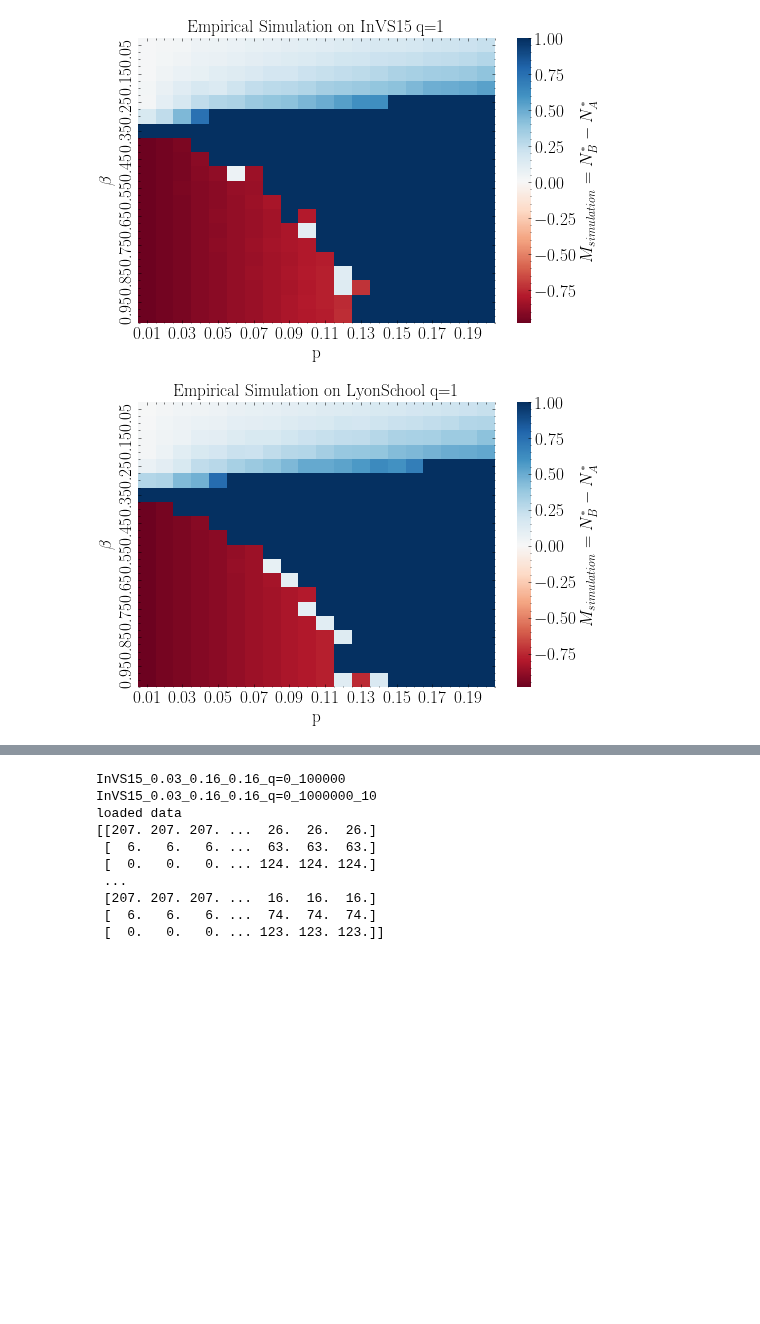
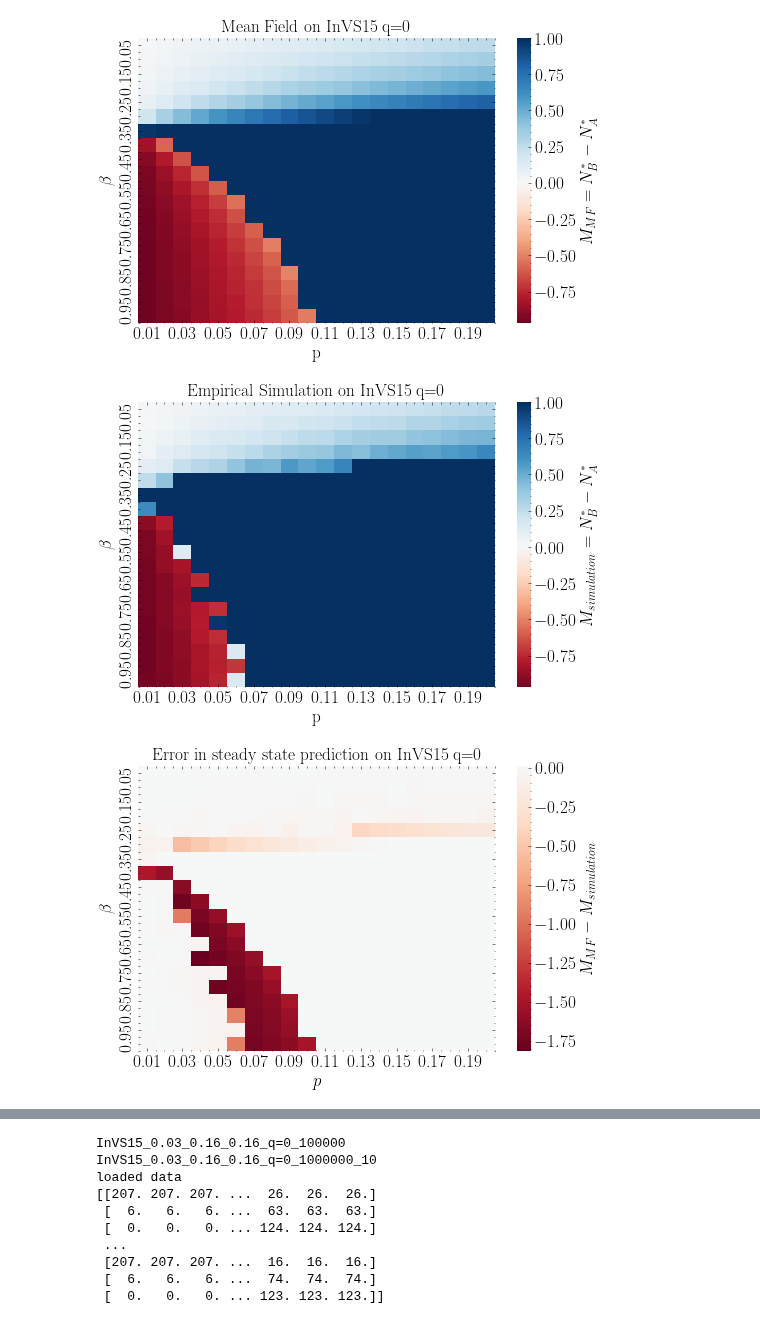
Before and after one commit to tomcjackc/higher-order-social-dynamics, a Jupyter notebook: comparisons/Plotting Heatmaps and MF simulations Version 2.ipynb, the cells around one changed output, grey strips where cells are left out. Drawn from its saved outputs; the diff is of its cells as text; code cells hidden in the pictures; blank space fills up the shorter version.

```diff
--- a/comparisons/Plotting Heatmaps and MF simulations Version 2.ipynb
+++ b/comparisons/Plotting Heatmaps and MF simulations Version 2.ipynb
@@ -23,59 +23,60 @@ mpl.style.use('report_style.mplstyle')
 ps = np.linspace(0.01, 0.2, 20)
 betas = np.linspace(0.05, 1, 20)
 run_length = 10**5
-qs = [1]
+qs = [0,1]
 ensemble_size=10
-social_structures = ['InVS15', 'LyonSchool']#, 'SFHH', 'Thiers13']
+social_structures = ['InVS15']#, 'LyonSchool']#, 'SFHH', 'Thiers13']
 # %%
 for social_structure in social_structures:
 
     for q in qs:
 
-#         fname_A = f'heatmap_int_A_res_{len(betas)}x{len(ps)}_{social_structure}_q={q}_{run_length}'
-#         data_A = pd.read_csv(f'../mean-field_studies/preacher/numerical_integration/finished_outputs/{fname_A}.csv', index_col=0)
+        fname_A = f'heatmap_int_A_res_{len(betas)}x{len(ps)}_{social_structure}_q={q}_{run_length}'
+        data_A = pd.read_csv(f'../mean-field_studies/preacher/numerical_integration/finished_outputs/{fname_A}.csv', index_col=0)
 
-#         fname_B = f'heatmap_int_B_res_{len(betas)}x{len(ps)}_{social_structure}_q={q}_{run_length}'
-#         data_B = pd.read_csv(f'../mean-field_studies/preacher/numerical_integration/finished_outputs/{fname_B}.csv', index_col=0)
+        fname_B = f'heatmap_int_B_res_{len(betas)}x{len(ps)}_{social_structure}_q={q}_{run_length}'
+        data_B = pd.read_csv(f'../mean-field_studies/preacher/numerical_integration/finished_outputs/{fname_B}.csv', index_col=0)
 
         fname_A_sim = f'heatmap_A_res_{len(betas)}x{len(ps)}_{social_structure}_{q}_{run_length*10}_{ensemble_size}'
         data_A_sim = pd.read_csv(f'../higher order ng (adaptive traveling speaker v2)/finished_outputs/{fname_A_sim}.csv', index_col=0)
 
         fname_B_sim = f'heatmap_B_res_{len(betas)}x{len(ps)}_{social_structure}_{q}_{run_length*10}_{ensemble_size}'
         data_B_sim = pd.read_csv(f'../higher order ng (adaptive traveling speaker v2)/finished_outputs/{fname_B_sim}.csv', index_col=0)
 
         #print(data_B_sim.head())
 #         data_B.drop(columns = ['0.0'], inplace=True)
 #         data_A.drop(columns = ['0.0'], inplace=True)
 
 
 
-#         colormap = sb.color_palette(palette="RdBu", n_colors=None, desat=None, as_cmap=True)
-#         sb.heatmap(data_B-data_A, cbar_kws={'label':r'$M_{MF} = N_{B}^{\ast}-N_{A}^{\ast}$'}, cmap=colormap, center=0)
-#         plt.title(f'Mean Field on {social_structure} q={q}')
-#         plt.xlabel('p')
-#         plt.ylabel(r'$\beta$')
-#         plt.savefig(f'figures/heatmap_int_res_{len(ps)}x{len(betas)}_{social_structure}_{q}_{run_length}.pdf')
-#         plt.show()
+        colormap = sb.color_palette(palette="RdBu", n_colors=None, desat=None, as_cmap=True)
+        sb.heatmap(data_B-data_A, cbar_kws={'label':r'$M_{MF} = N_{B}^{\ast}-N_{A}^{\ast}$'}, cmap=colormap, center=0)
+        plt.title(f'Mean Field on {social_structure} q={q}')
+        plt.xlabel('p')
+        plt.ylabel(r'$\beta$')
+        plt.savefig(f'figures/heatmap_int_res_{len(ps)}x{len(betas)}_{social_structure}_{q}_{run_length}.pdf')
+        plt.show()
 
         colormap = sb.color_palette(palette="RdBu", n_colors=None, desat=None, as_cmap=True)
         sb.heatmap(data_B_sim-data_A_sim, cbar_kws={'label':r'$M_{simulation} = N_{B}^{\ast}-N_{A}^{\ast}$'}, cmap=colormap, center=0)
         plt.title(f'Empirical Simulation on {social_structure} q={q}')
         plt.xlabel('p')
         plt.ylabel(r'$\beta$')
         plt.savefig(f'figures/heatmap_sim_res_{len(ps)}x{len(betas)}_{social_structure}_{q}_{run_length*10}.pdf')
         plt.show()
 
-#         M_sim = data_B_sim - data_A_sim
-#         M_MF = data_B - data_A
+        M_sim = data_B_sim - data_A_sim
+        M_MF = data_B - data_A
 
-#         # difference heatmap
-#         colormap = sb.color_palette(palette="RdBu", n_colors=None, desat=None, as_cmap=True)
-#         sb.heatmap(M_MF-M_sim, cbar_kws={'label':r'$M_{MF}-M_{simulation}$'}, cmap=colormap, center=0)
-#         plt.title(f'Error in steady state prediction on {social_structure} q={q}')
-#         plt.xlabel(r'$p$')
-#         plt.ylabel(r'$\beta$')
-#         plt.savefig(f'figures/heatmap_difference_res_{len(ps)}x{len(betas)}_{social_structure}_{q}_{run_length*10}.pdf')
-#         plt.show()
+        # difference heatmap
+        colormap = sb.color_palette(palette="RdBu", n_colors=None, desat=None, as_cmap=True)
+        sb.heatmap(M_MF-M_sim, cbar_kws={'label':r'$M_{MF}-M_{simulation}$'}, cmap=colormap, center=0)
+        plt.title(f'Error in steady state prediction on {social_structure} q={q}')
+        plt.xlabel(r'$p$')
+        plt.ylabel(r'$\beta$')
+        plt.savefig(f'figures/heatmap_difference_res_{len(ps)}x{len(betas)}_{social_structure}_{q}_{run_length*10}.pdf')
+        plt.show()
 # %% [output]
-[figure, old version]
+[figure, new version]
-[figure, old version]
+[figure, new version]
+[figure, added]
```
Also changed, not shown: parts of 1 cell of this notebook, 11 other files.
